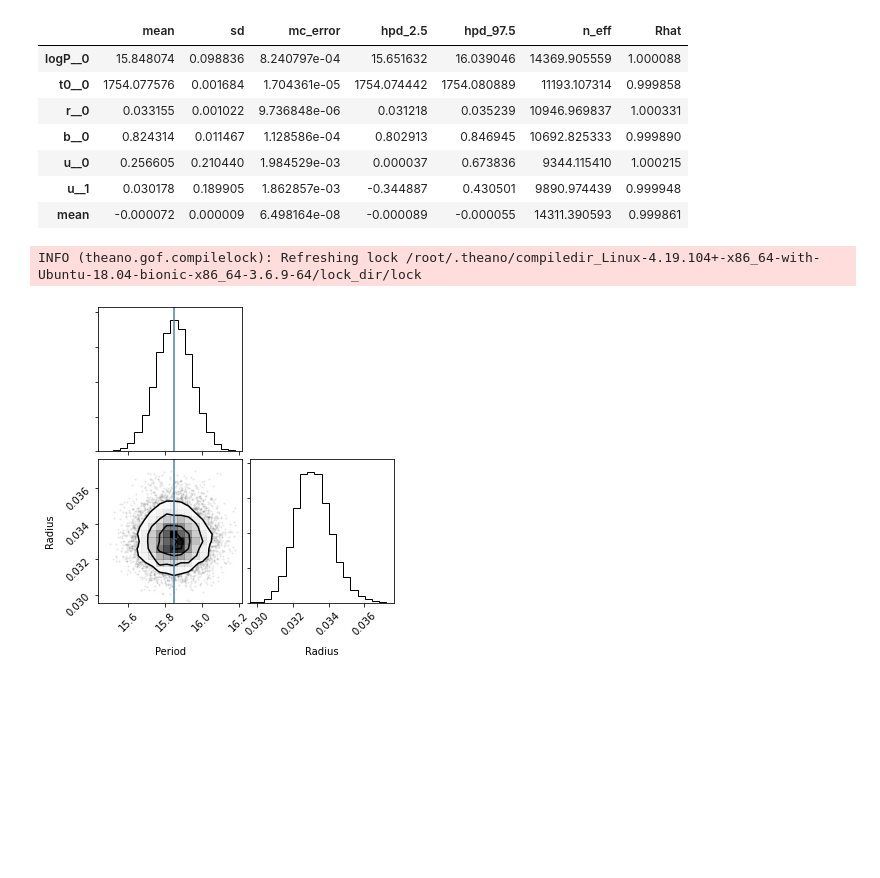
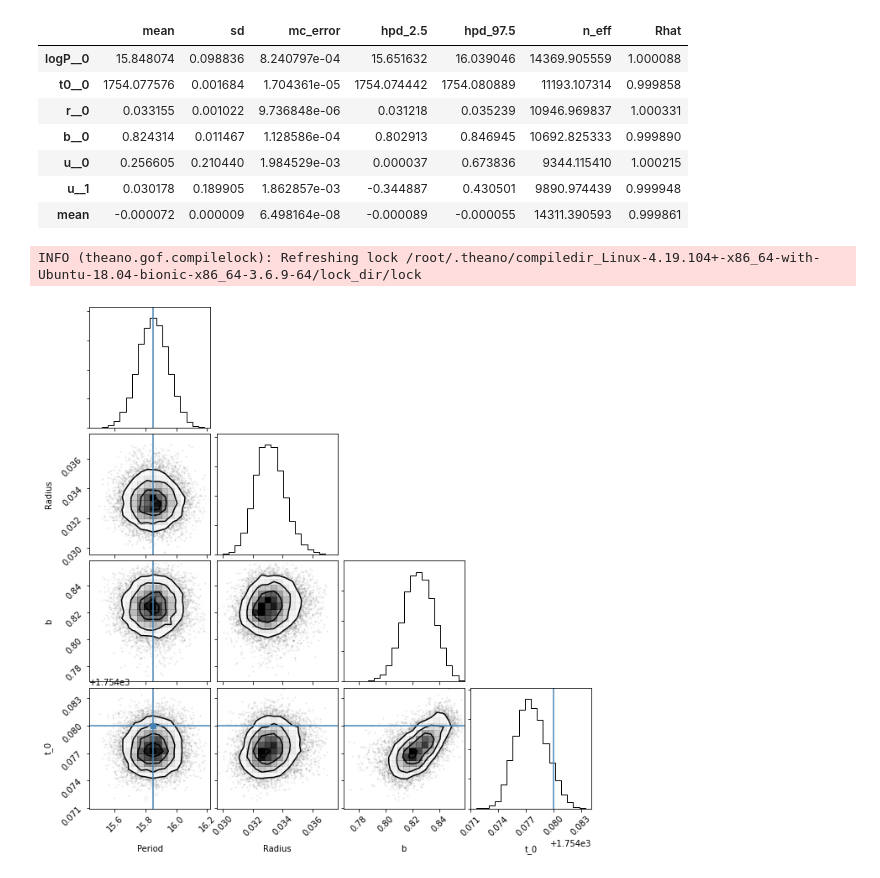
Before and after one commit to hughesymendes/TIC-27491137, a Jupyter notebook: dip3_sample.ipynb, the cells around one changed output. Drawn from its saved outputs; the diff is of its cells as text; code cells hidden in the pictures; blank space fills up the shorter version.

```diff
--- a/dip3_sample.ipynb
+++ b/dip3_sample.ipynb
@@ -251,11 +251,11 @@ pm.summary(trace, varnames=["logP", "t0", "r", "b", "u", "mean"])
 # %%
 import corner
 
-samples = pm.trace_to_dataframe(trace, varnames=["logP", "r"])
-truth = np.concatenate(xo.eval_in_model([logP, r], model.test_point, model=model))
+samples = pm.trace_to_dataframe(trace, varnames=["logP", "r", "b", "t0"])
+truth = np.concatenate(xo.eval_in_model([logP, r, b, t0], model.test_point, model=model))
 corner.corner(
-    samples, truths=truth, labels=["Period", "Radius"]
+    samples, truths=truth, labels=["Period", "Radius", "b", "t_0"]
 );
 # %% [output]
 INFO (theano.gof.compilelock): Refreshing lock /root/.theano/compiledir_Linux-4.19.104+-x86_64-with-Ubuntu-18.04-bionic-x86_64-3.6.9-64/lock_dir/lock
-[figure, old version]
+[figure, new version]
```
